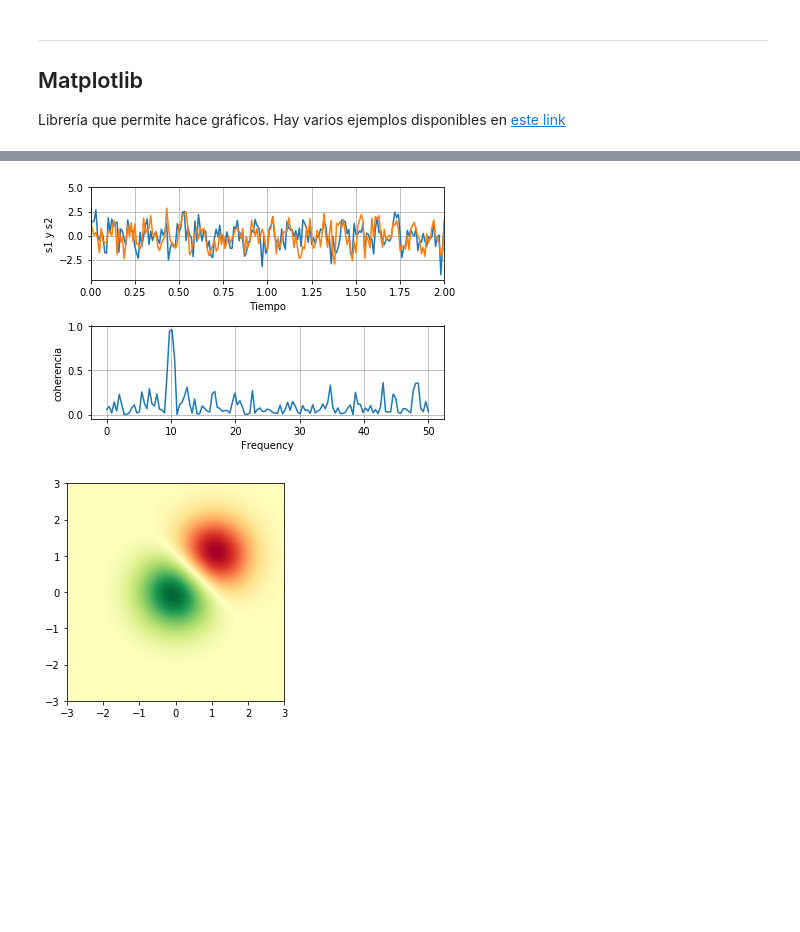
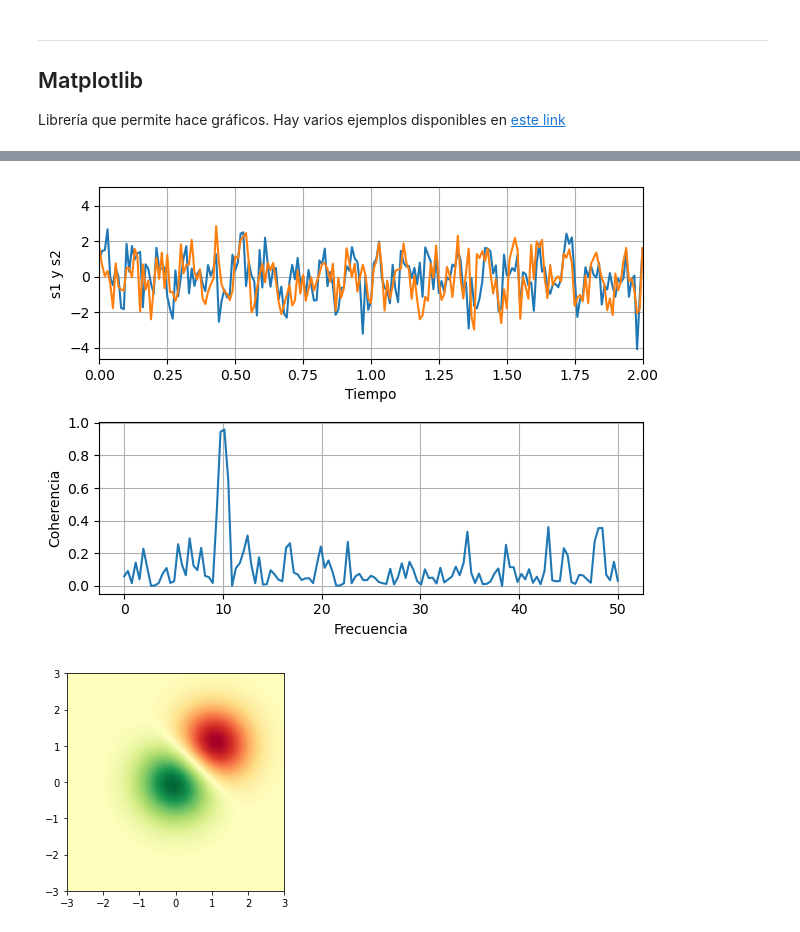
Before and after one commit to dbrisaro/Circulacion-General-FCEN, a Jupyter notebook: tutoriales/Introduccion-python.ipynb, the cells around one changed output, grey strips where cells are left out. Saved outputs shown, nothing was run; the diff lists cells and outputs as text; code cells hidden in the pictures; blank space fills up the shorter version.

```diff
--- a/tutoriales/Introduccion-python.ipynb
+++ b/tutoriales/Introduccion-python.ipynb
@@ -274,33 +311,35 @@ plt.show()
 # %%
 # Gráfico de lineas
+
 import numpy as np
 import matplotlib.pyplot as plt
 
 np.random.seed(19680801)
 
 dt = 0.01
 t = np.arange(0, 30, dt)
 nse1 = np.random.randn(len(t))                 # ruido 1
 nse2 = np.random.randn(len(t))                 # ruido 2
 
 # Creamos dos señales mas una parte de ruido
 s1 = np.sin(2 * np.pi * 10 * t) + nse1
 s2 = np.sin(2 * np.pi * 10 * t) + nse2
 
 fig, axs = plt.subplots(2, 1)
 axs[0].plot(t, s1, t, s2)
 axs[0].set_xlim(0, 2)
 axs[0].set_xlabel('Tiempo')
 axs[0].set_ylabel('s1 y s2')
 axs[0].grid(True)
 
 cxy, f = axs[1].cohere(s1, s2, 256, 1. / dt)
-axs[1].set_ylabel('coherencia')
+axs[1].set_ylabel('Coherencia')
+axs[1].set_xlabel('Frecuencia')
 
 fig.tight_layout()
 plt.show()
 # %% [output]
-[figure, old version]
+[figure, new version]
 # %%
 # Graficamos una imagen con una barra de colores
 import matplotlib.cm as cm
```
Also changed, not shown: parts of 16 cells of this notebook, 29 other files.
